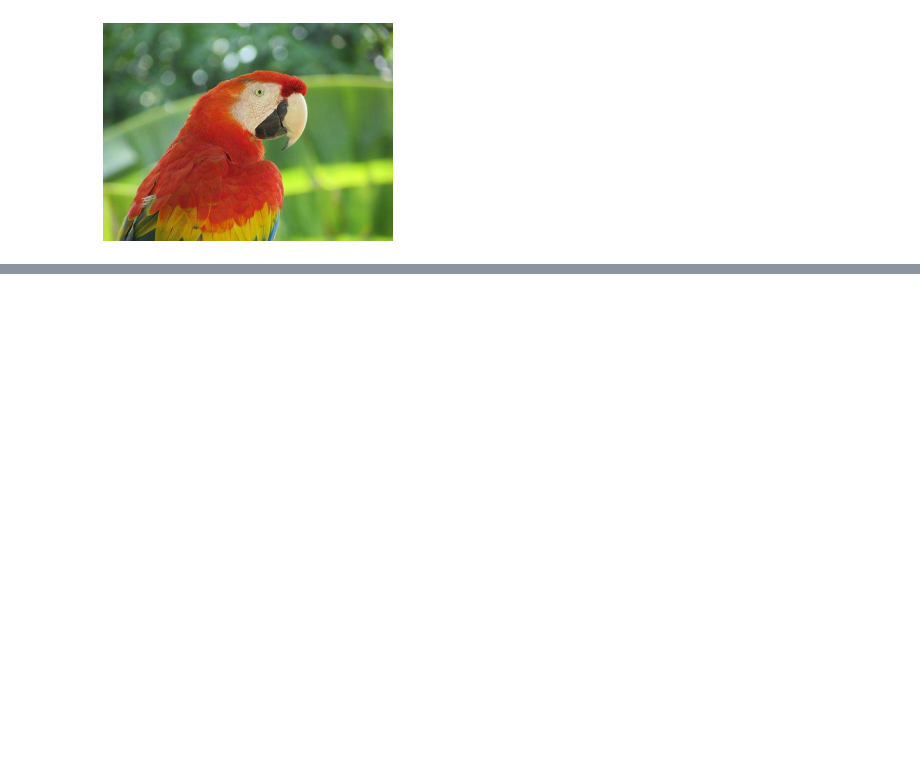
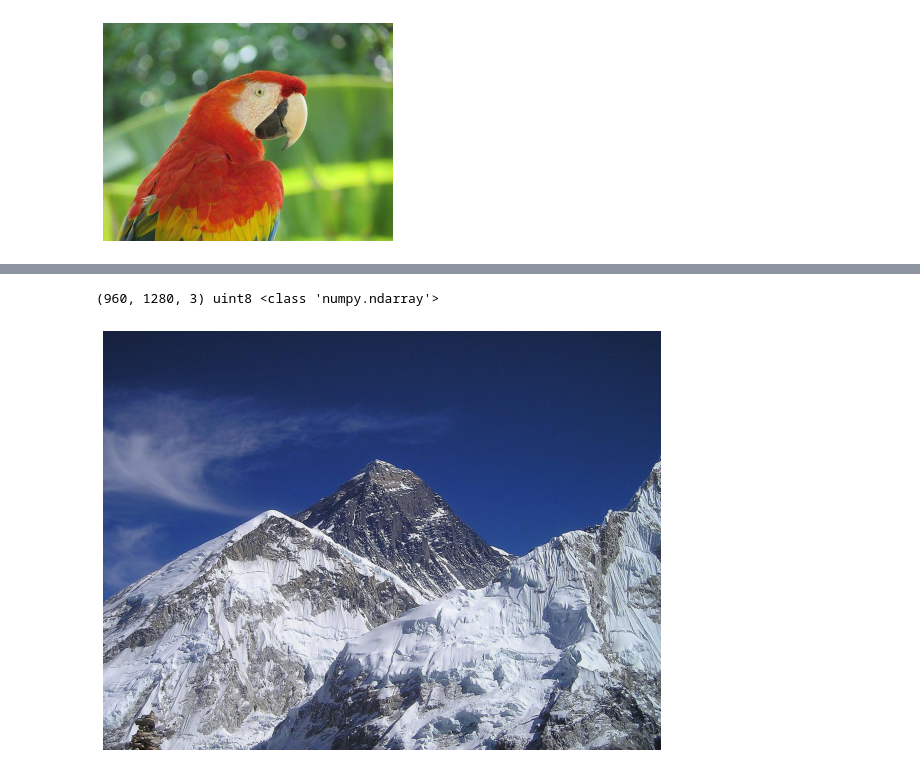
Before and after one commit to qwerty-123456-ui/image-processing-with-python, a Jupyter notebook: 1.ipynb, the cells around one changed output, grey strips where cells are left out. Cells and saved outputs as stored; diff of their text form; code cells hidden in the pictures; blank space fills up the shorter version.

```diff
--- a/1.ipynb
+++ b/1.ipynb
@@ -42,8 +44,12 @@ files.upload()
 # %%
-im = mpimg.imread("../images/hill.png") # read the image from disk as a numpy ndarray
+# Reading, saving, and displaying an image using Matplotlib
+im = mpimg.imread("hill.jpg") # read the image from disk as a numpy ndarray
 print(im.shape, im.dtype, type(im)) # this image contains an α channel, hence num_channels= 4
 # (960, 1280, 4) float32 <class 'numpy.ndarray'>
 plt.figure(figsize=(10,10))
 plt.imshow(im) # display the image
 plt.axis('off')
 plt.show()
+# %% [output]
+(960, 1280, 3) uint8 <class 'numpy.ndarray'>
+[figure, added]
```
Also changed, not shown: parts of 7 cells of this notebook.
